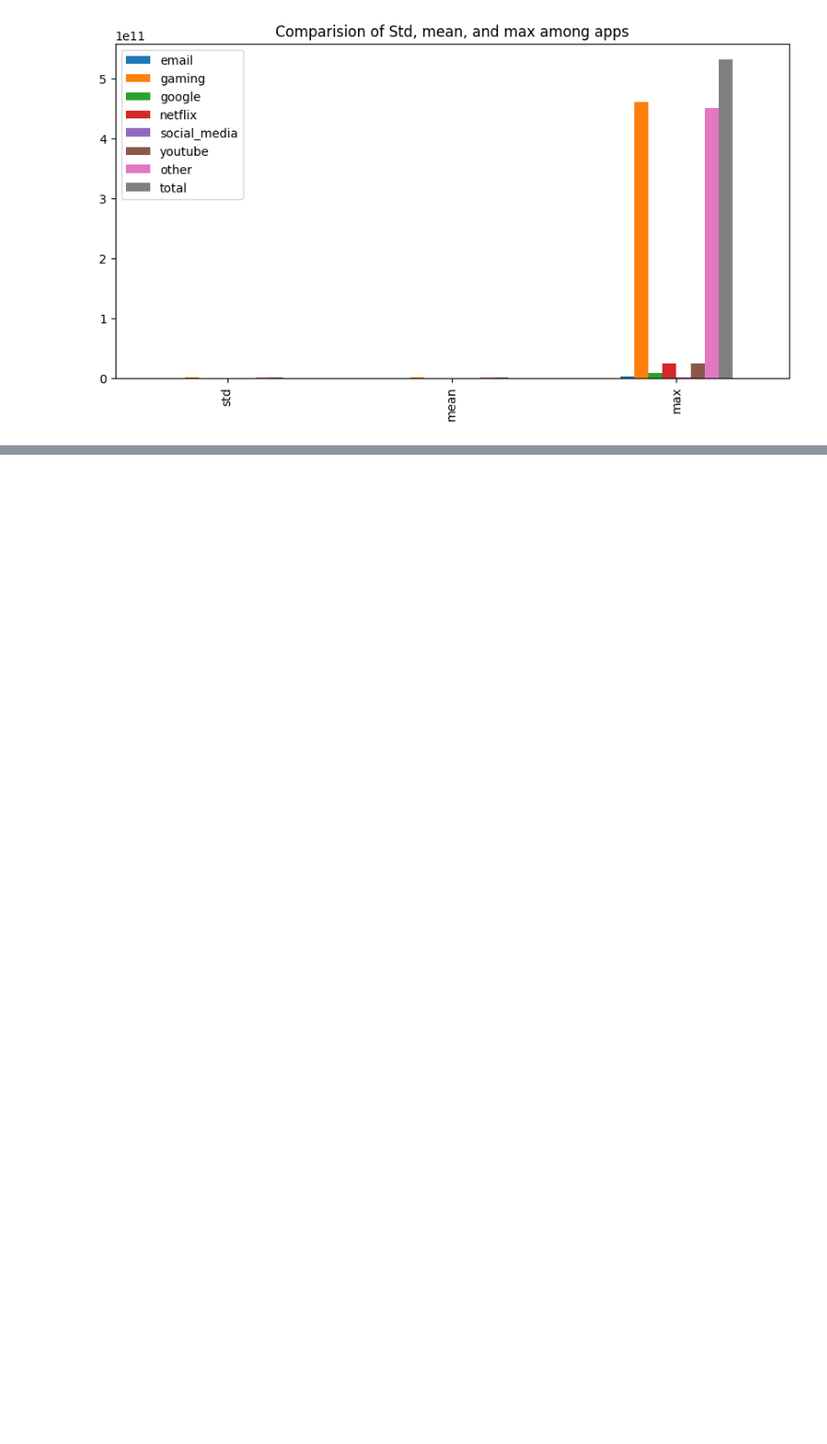
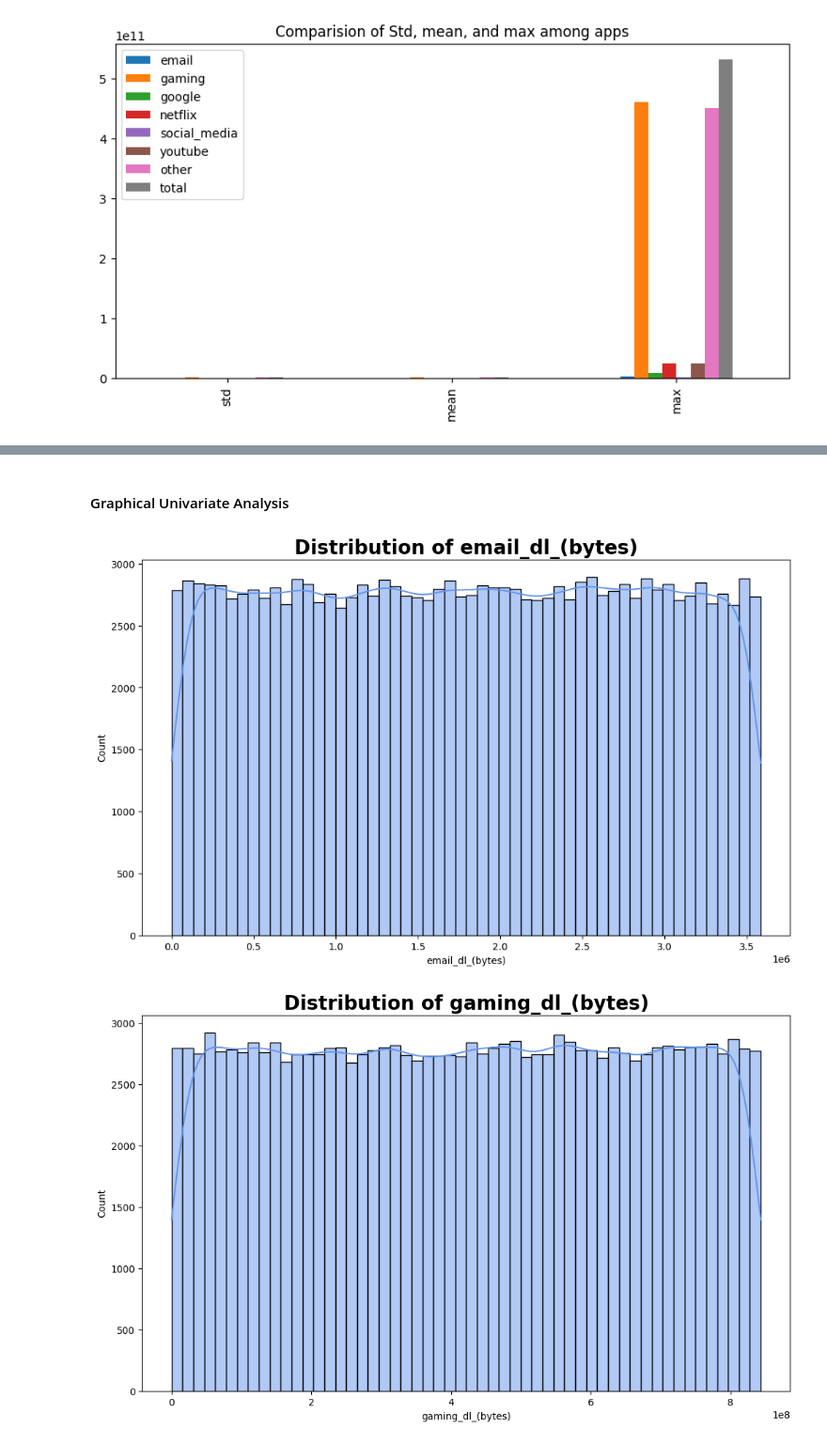
Before and after one commit to Berhanu13/User-Analytics-in-Telecommunication, a Jupyter notebook: notebooks/user_overview_analysis.ipynb, the cells around one changed output, grey strips where cells are left out. Shown: that part at 94% size. Cells and saved outputs as stored; diff of their text form; code cells hidden in the pictures; blank space fills up the shorter version.

Commit message:
overview analysis

```diff
--- a/notebooks/user_overview_analysis.ipynb
+++ b/notebooks/user_overview_analysis.ipynb
@@ -8,10 +8,14 @@ import plotly.subplots as sp
 import plotly.graph_objects as go
 import numpy as np
 import pickle
+from sklearn.decomposition import PCA
+from sklearn.preprocessing import StandardScaler
 from data.load_data_from_sql import connect_to_database, read_sql_to_dataframe, close_connection
 from scripts.cleaner import DataCleaner
+from scripts.utils import Utils
 
 cleaner = DataCleaner()
+utility = Utils()
 %matplotlib inline
 # %%
 # Function to add the project path to sys.path
@@ -452,0 +462,9 @@ plt.show()
+# %%
+cleaned_df["social_media"] = cleaned_df["social_media_dl_(bytes)"] + cleaned_df['social_media_ul_(bytes)']
+cleaned_df["google"] = cleaned_df["google_dl_(bytes)"] + cleaned_df["google_ul_(bytes)"]
+cleaned_df['email'] = cleaned_df["email_dl_(bytes)"] + cleaned_df["email_ul_(bytes)"]
+cleaned_df['youtube'] = cleaned_df["youtube_dl_(bytes)"] + cleaned_df["youtube_ul_(bytes)"]
+cleaned_df['netflix'] = cleaned_df["netflix_dl_(bytes)"] + cleaned_df["netflix_ul_(bytes)"]
+cleaned_df["gaming"] = cleaned_df["gaming_dl_(bytes)"] + cleaned_df["gaming_ul_(bytes)"]
+cleaned_df['other']= cleaned_df["other_dl_(bytes)"]+ cleaned_df["other_ul_(bytes)"]
+cleaned_df['total_data'] = cleaned_df['total_dl_(bytes)'] + cleaned_df['total_ul_(bytes)']
@@ -452,0 +502,11 @@ plt.show()
+# %% [markdown]
+#### Graphical Univariate Analysis
+# %%
+numeric_columns = cleaner.get_numerical_columns(cleaned_df)
+numeric_df= cleaned_df[numeric_columns]
+utility.plot_hist(numeric_df,'email_dl_(bytes)','cornflowerblue')
+utility.plot_hist(numeric_df,'gaming_dl_(bytes)','cornflowerblue')
+# utility.plot_hist(numeric_df,'email_dl_(bytes)','cornflowerblue')
+# %% [output]
+[figure, added]
+[figure, added]
```
Also changed, not shown: parts of 28 cells of this notebook, 1 other file.
